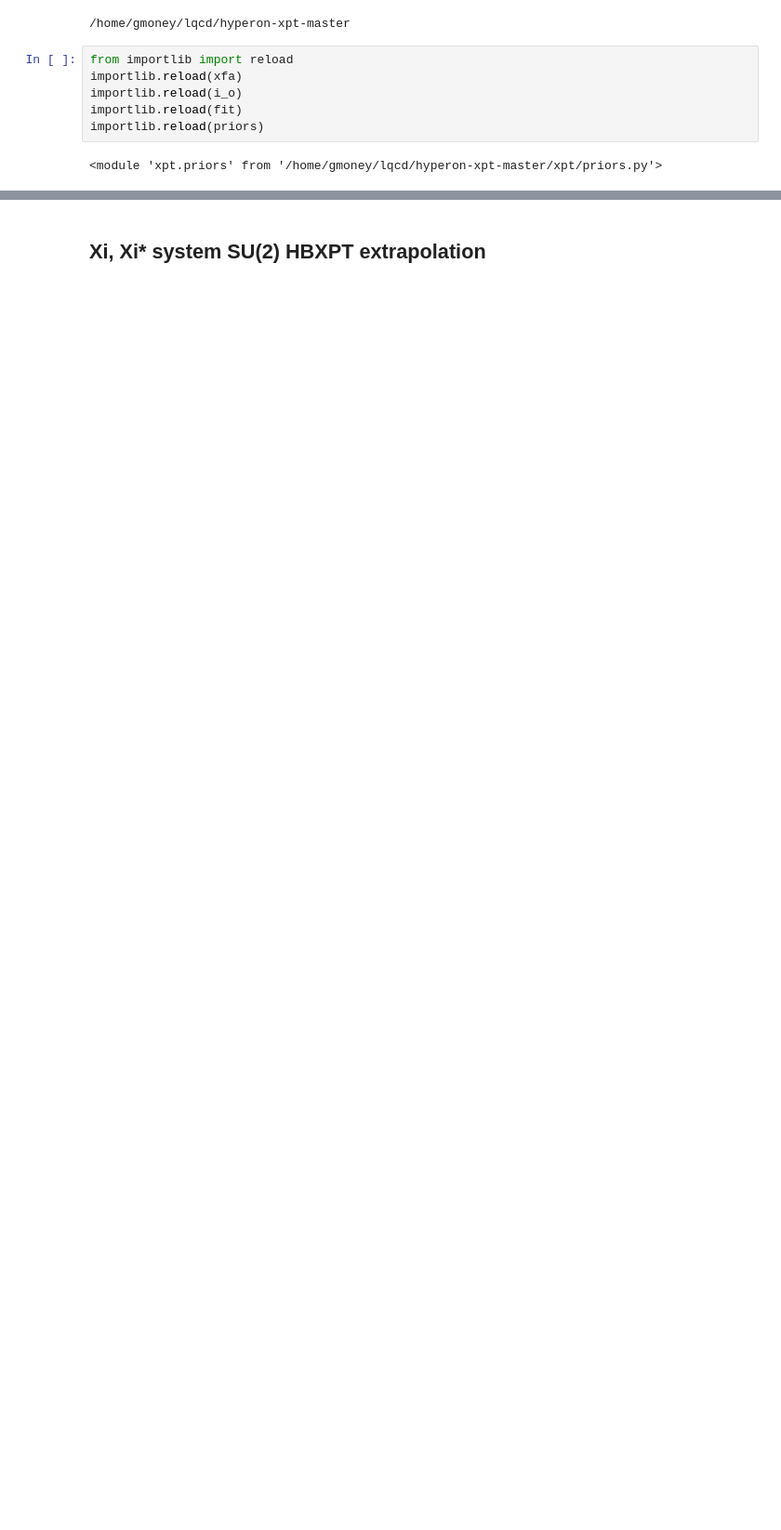
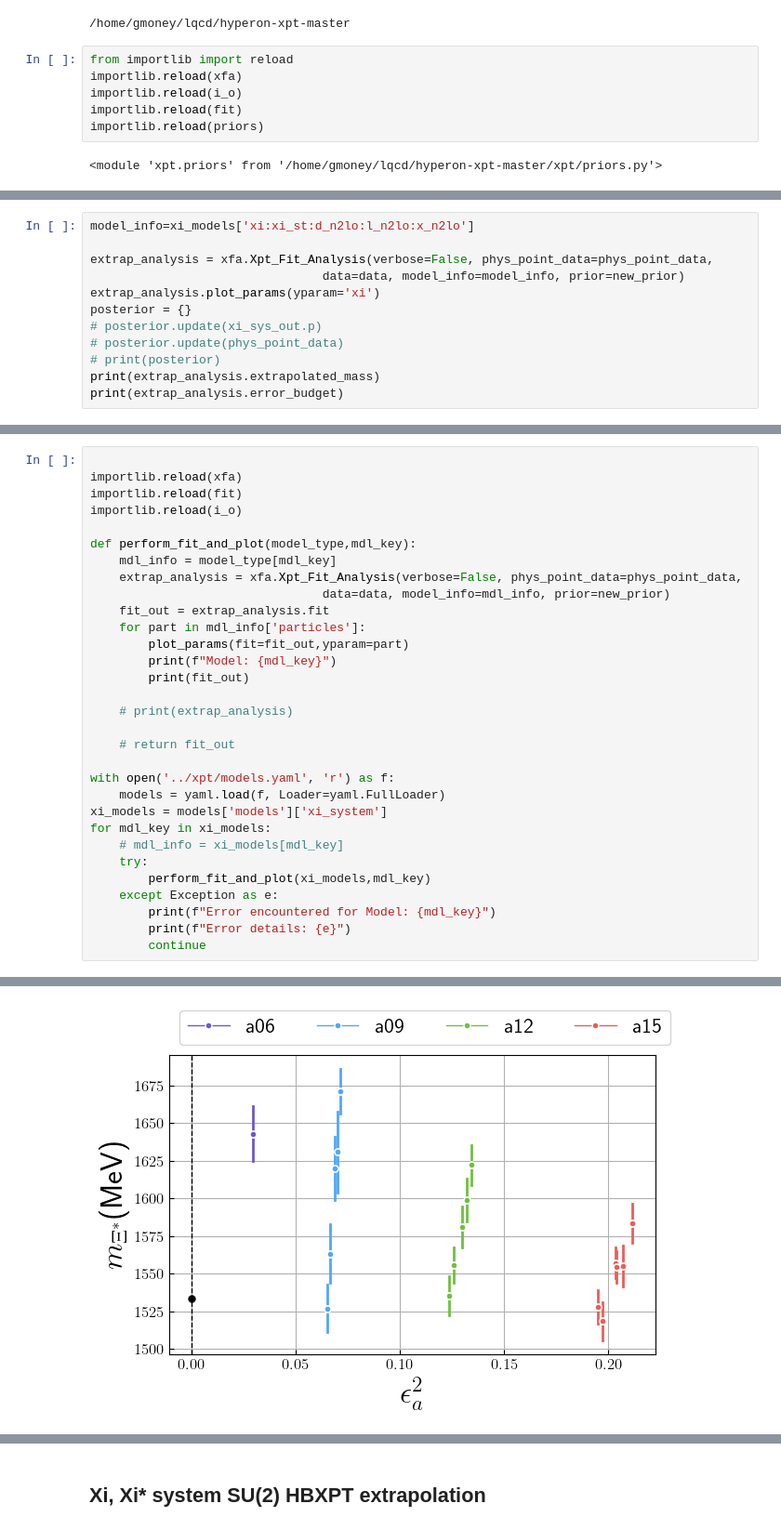
Before and after one commit to gdbrad/hyperon_su2_hbxpt, a Jupyter notebook: notebooks/su2_hyperon_extrap.ipynb, the cells around one changed output, grey strips where cells are left out. Shown at 93% size. Saved outputs shown, nothing was run; the diff lists cells and outputs as text; blank space fills up the shorter version.

Commit message:
syncing, fit plot works but lattice shifting procedure does not. investigate issue with passing phys params into get_fitfcn

```diff
--- a/notebooks/su2_hyperon_extrap.ipynb
+++ b/notebooks/su2_hyperon_extrap.ipynb
@@ -246,0 +63,12 @@ plot_fit()
+# %%
+model_info=xi_models['xi:xi_st:d_n2lo:l_n2lo:x_n2lo']
+
+extrap_analysis = xfa.Xpt_Fit_Analysis(verbose=False, phys_point_data=phys_point_data,
+                                data=data, model_info=model_info, prior=new_prior)
+extrap_analysis.plot_params(yparam='xi')
+posterior = {}
+# posterior.update(xi_sys_out.p)
+# posterior.update(phys_point_data)
+# print(posterior)
+print(extrap_analysis.extrapolated_mass)
+print(extrap_analysis.error_budget)
@@ -246,0 +214,32 @@ plot_fit()
+# %%
+
+importlib.reload(xfa)
+importlib.reload(fit)
+importlib.reload(i_o)
+
+def perform_fit_and_plot(model_type,mdl_key):
+    mdl_info = model_type[mdl_key]
+    extrap_analysis = xfa.Xpt_Fit_Analysis(verbose=False, phys_point_data=phys_point_data,
+                                data=data, model_info=mdl_info, prior=new_prior)
+    fit_out = extrap_analysis.fit
+    for part in mdl_info['particles']:
+        plot_params(fit=fit_out,yparam=part)
+        print(f"Model: {mdl_key}")
+        print(fit_out)
+
+    # print(extrap_analysis)
+
+    # return fit_out
+
+with open('../xpt/models.yaml', 'r') as f:
+    models = yaml.load(f, Loader=yaml.FullLoader)
+xi_models = models['models']['xi_system']
+for mdl_key in xi_models:
+    # mdl_info = xi_models[mdl_key]
+    try:
+        perform_fit_and_plot(xi_models,mdl_key)
+    except Exception as e:
+        print(f"Error encountered for Model: {mdl_key}")
+        print(f"Error details: {e}")
+        continue
+# %% [output]
@@ -246,0 +264 @@ plot_fit()
+[figure, added]
```
Also changed, not shown: parts of 12 cells of this notebook, 3 other files.
